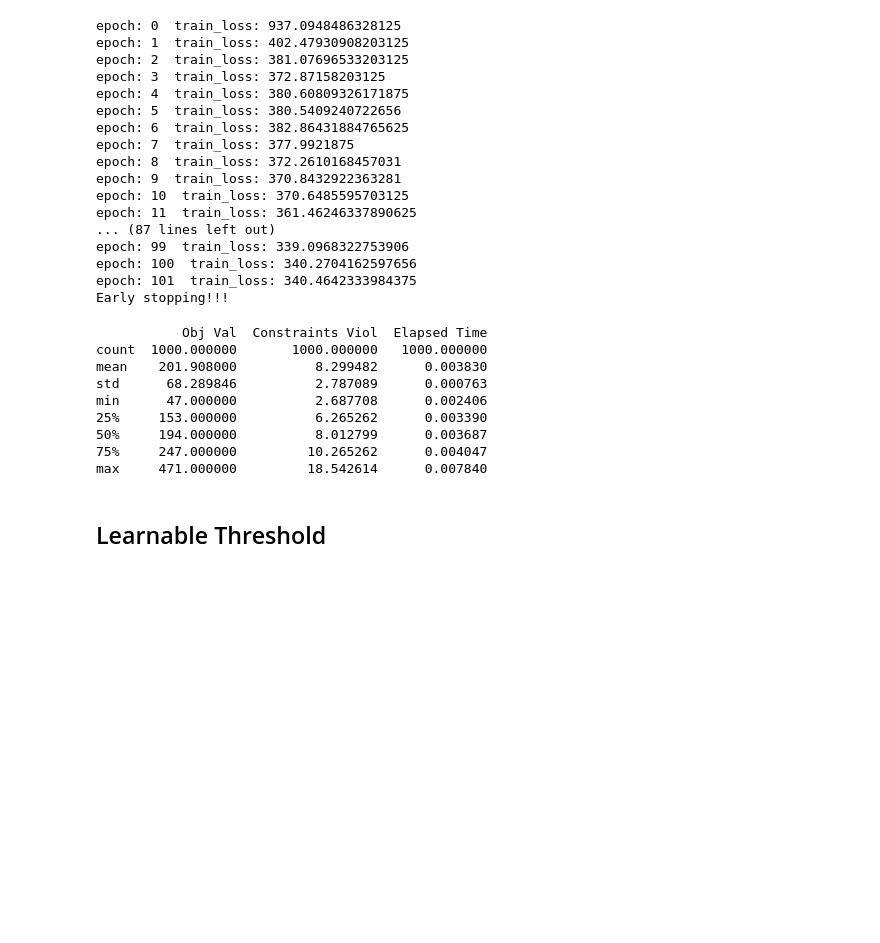
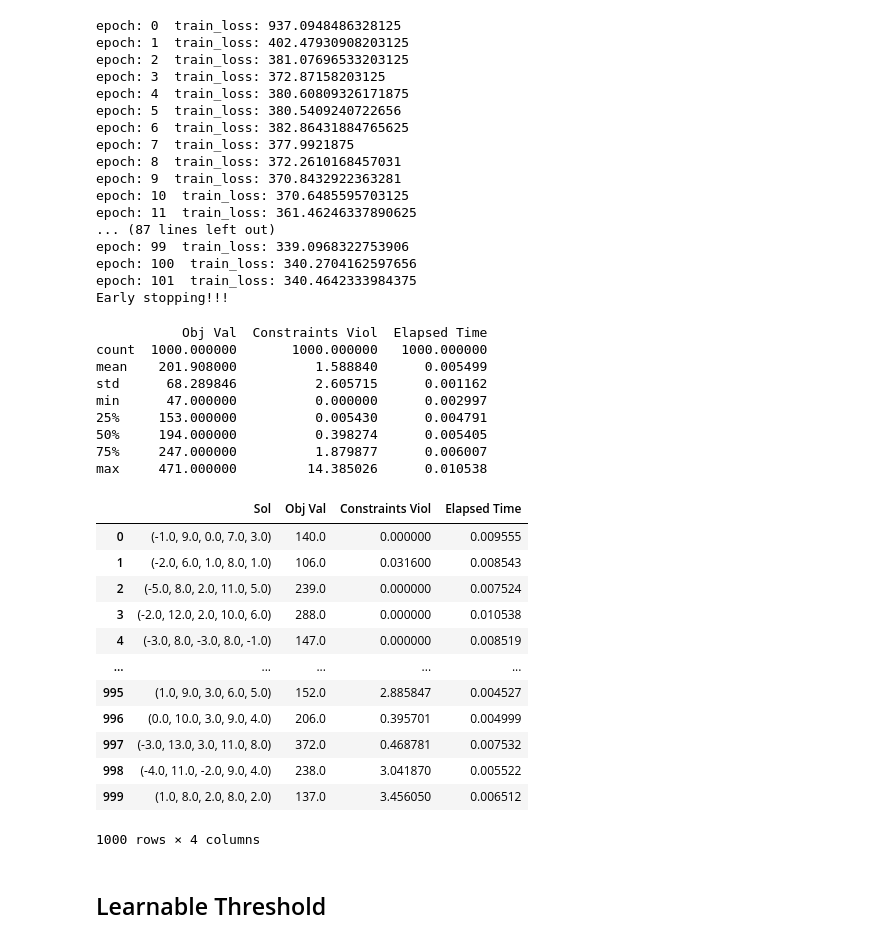
Before and after one commit to pnnl/L2O-pMINLP, a Jupyter notebook: Test QP.ipynb, the cells around one changed output. Cells and saved outputs as stored; diff of their text form; code cells hidden in the pictures; blank space fills up the shorter version.

```diff
--- a/Test QP.ipynb
+++ b/Test QP.ipynb
@@ -204,6 +221,7 @@ for p in tqdm(p_test):
     tock = time.time()
     x = output["test_x_rnd"]
     # get values
+    model.setParamValue(*p)
     for ind in model.x:
         model.x[ind].value = x[0, ind].item()
     xval, objval = model.getVal()
@@ -217,13 +235,29 @@ print(df.describe())
 # %% [output]
            Obj Val  Constraints Viol  Elapsed Time
 count  1000.000000       1000.000000   1000.000000
-mean    201.908000          8.299482      0.003830
-std      68.289846          2.787089      0.000763
-min      47.000000          2.687708      0.002406
-25%     153.000000          6.265262      0.003390
-50%     194.000000          8.012799      0.003687
-75%     247.000000         10.265262      0.004047
-max     471.000000         18.542614      0.007840
+mean    201.908000          1.588840      0.005499
+std      68.289846          2.605715      0.001162
+min      47.000000          0.000000      0.002997
+25%     153.000000          0.005430      0.004791
+50%     194.000000          0.398274      0.005405
+75%     247.000000          1.879877      0.006007
+max     471.000000         14.385026      0.010538
+# %%
+df
+# %% [output]
+|  | Sol | Obj Val | Constraints Viol | Elapsed Time |
+| 0 | (-1.0, 9.0, 0.0, 7.0, 3.0) | 140.0 | 0.000000 | 0.009555 |
+| 1 | (-2.0, 6.0, 1.0, 8.0, 1.0) | 106.0 | 0.031600 | 0.008543 |
+| 2 | (-5.0, 8.0, 2.0, 11.0, 5.0) | 239.0 | 0.000000 | 0.007524 |
+| 3 | (-2.0, 12.0, 2.0, 10.0, 6.0) | 288.0 | 0.000000 | 0.010538 |
+| 4 | (-3.0, 8.0, -3.0, 8.0, -1.0) | 147.0 | 0.000000 | 0.008519 |
+| ... | ... | ... | ... | ... |
+| 995 | (1.0, 9.0, 3.0, 6.0, 5.0) | 152.0 | 2.885847 | 0.004527 |
+| 996 | (0.0, 10.0, 3.0, 9.0, 4.0) | 206.0 | 0.395701 | 0.004999 |
+| 997 | (-3.0, 13.0, 3.0, 11.0, 8.0) | 372.0 | 0.468781 | 0.007532 |
+| 998 | (-4.0, 11.0, -2.0, 9.0, 4.0) | 238.0 | 3.041870 | 0.005522 |
+| 999 | (1.0, 8.0, 2.0, 8.0, 2.0) | 137.0 | 3.456050 | 0.006512 |
+1000 rows × 4 columns
 # %% [markdown]
 ## Learnable Threshold
 # %%
```
Also changed, not shown: parts of 10 cells of this notebook, 1 other file.
